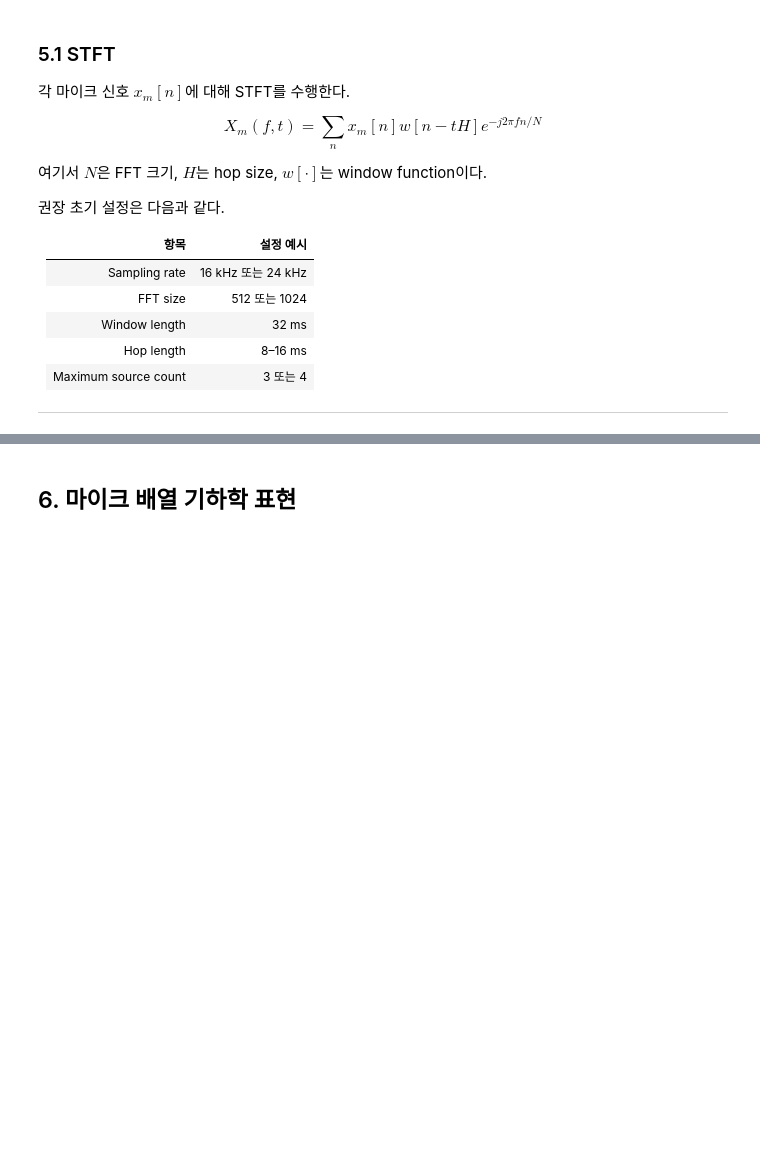
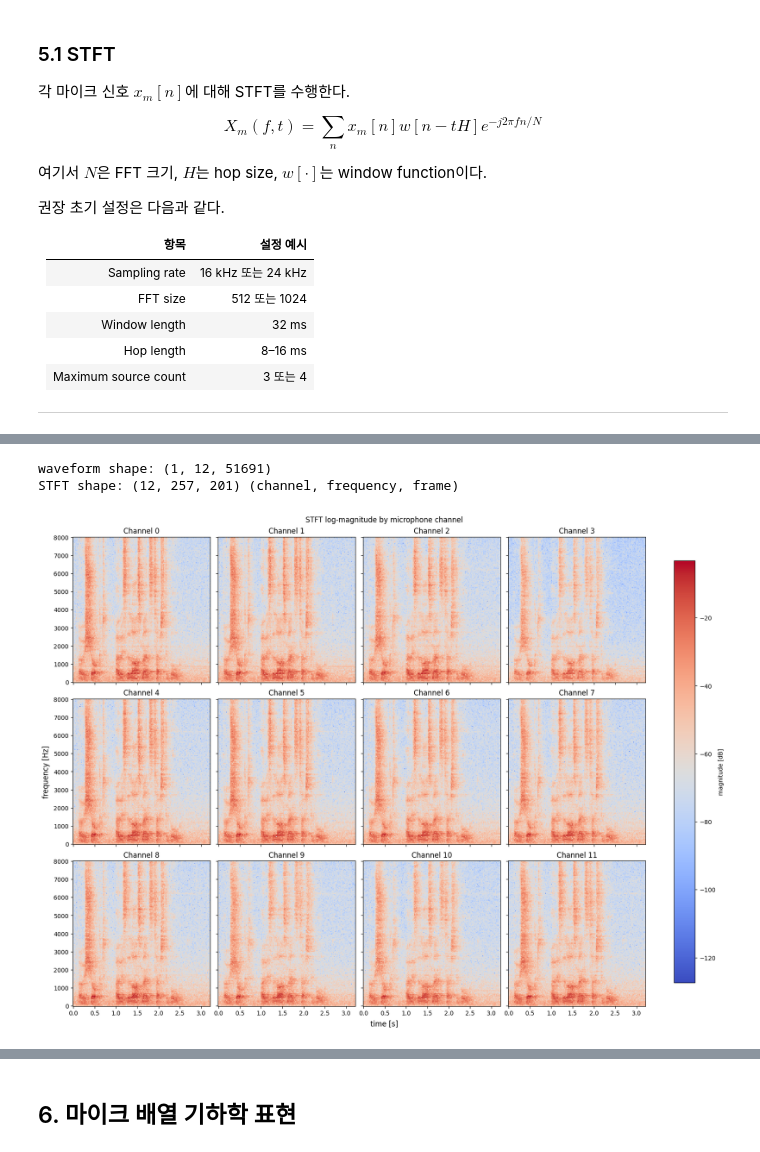
Before and after one commit to k-hyeon02/Physset, a Jupyter notebook: guide.ipynb, the cells around one changed output, grey strips where cells are left out. Saved outputs shown, nothing was run; the diff lists cells and outputs as text; code cells hidden in the pictures; blank space fills up the shorter version.

```diff
--- a/guide.ipynb
+++ b/guide.ipynb
@@ -209,21 +255,62 @@ $$
 # %%
-import torch.nn as nn
-import torch.nn.functional as F
 import torch
-import math
-import numpy as np
-from scipy.signal import get_window
+from input_feature_process import Input_feature_process
 
-EPSILON = torch.finfo(torch.float32).eps
+# sample의 (channel, sample) 파형을 (batch, channel, sample) 텐서로 변환
+waveform = torch.as_tensor(sample["input_audio"], dtype=torch.float32).unsqueeze(0)
 
-def init_kernerls(win_len, win_inc, fft_len, win_type=None, invers=False):
-    """일반 DFT/역 DFT용 convolution 커널 초기화 함수"""
-    if win_type == 'None' or win_type is None:
-        window = np.ones(win_len)  # 모든 표본 통과시키는 직사각 윈도우
-    else:
-        window = get_window(win_type, win_len, fftbins=True)  # 지정 윈도우
+# Input_feature_process 내부의 ConvSTFT를 사용
+# 16 kHz에서 32 ms window(512 samples), 8 ms hop(128 samples), Hann window 설정
+feature_processor = Input_feature_process(win_len=512).to(waveform.device)
+stft = feature_processor.STFT
 
-    N = fft_len
-    fourier_basis = np.fft.rfft(np.eye(N))[:win_len]  # 시간축 구간의 실수 입력 DFT basis, np.eye(): 단위 행렬
-    real_kernel = np.real(fourier_basis)  # complex DFT basis의 실수부: (win_len, K)
-    imag_kernel = np.imag(fourier_basis)  # complex DFT basis의 허수부: (win_len, K)
+real, imag = stft(waveform, cplx=True)  # 각각 (B, C, F, T)
+X = torch.complex(real, imag)[0]     # batch 축 제거: (C, F, T)
+
+print(f"waveform shape: {tuple(waveform.shape)}")
+print(f"STFT shape: {tuple(X.shape)} (channel, frequency, frame)")
+
+# 마이크 채널별 log-magnitude spectrogram
+magnitude_db = 20 * torch.log10(X.abs().clamp_min(1e-8))
+time_axis = torch.arange(X.shape[-1]) * stft.stride / 16000
+freq_axis = torch.arange(X.shape[-2]) * 16000 / stft.fft_len
+
+magnitude_db_np = magnitude_db.detach().numpy()  # 텐서 -> numpy 배열로 변환
+
+# 채널 간 비교가 가능하도록 모든 subplot에 같은 색상 범위(min~max)를 사용
+vmin = magnitude_db_np.min()
+vmax = magnitude_db_np.max()
+
+# 채널 수에 맞춰 그리드 크기를 자동으로 정한다 (열 4개 고정, 행 수는 올림 나눗셈)
+n_channel = X.shape[0]
+n_cols = 4
+n_rows = int(np.ceil(n_channel / n_cols))
+
+fig, axes = plt.subplots(
+    n_rows, n_cols, figsize=(16, 4 * n_rows), sharex=True, sharey=True, constrained_layout=True
+)
+
+for channel, ax in enumerate(axes.flat):
+    if channel >= n_channel:
+        ax.axis("off")  # 채널 수보다 칸이 많이 남으면 빈 칸은 숨긴다
+        continue
+    image = ax.pcolormesh(
+        time_axis,
+        freq_axis,
+        magnitude_db_np[channel],
+        shading="auto",
+        cmap="coolwarm",
+        vmin=vmin,
+        vmax=vmax,
+    )
+    ax.set_title(f"Channel {channel}")
+
+fig.suptitle("STFT log-magnitude by microphone channel")
+fig.supxlabel("time [s]")
+fig.supylabel("frequency [Hz]")
+fig.colorbar(image, ax=axes, label="magnitude [dB]", shrink=0.9)
+plt.show()
+# %% [output]
+waveform shape: (1, 12, 51691)
+STFT shape: (12, 257, 201) (channel, frequency, frame)
+[figure, added]
```
Also changed, not shown: parts of 33 cells of this notebook.
